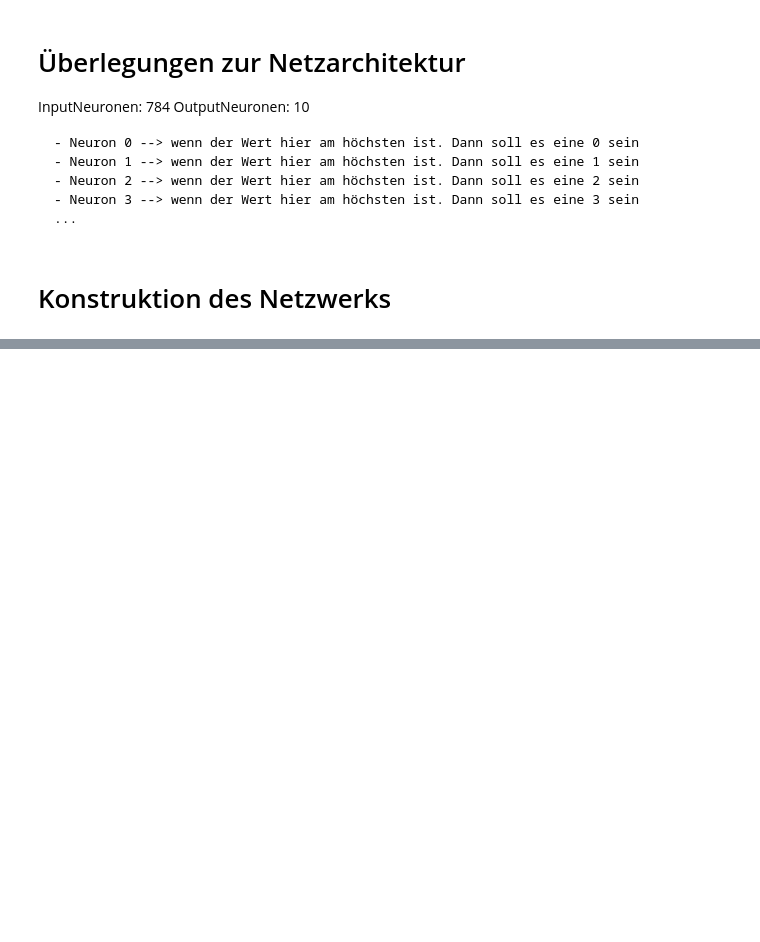
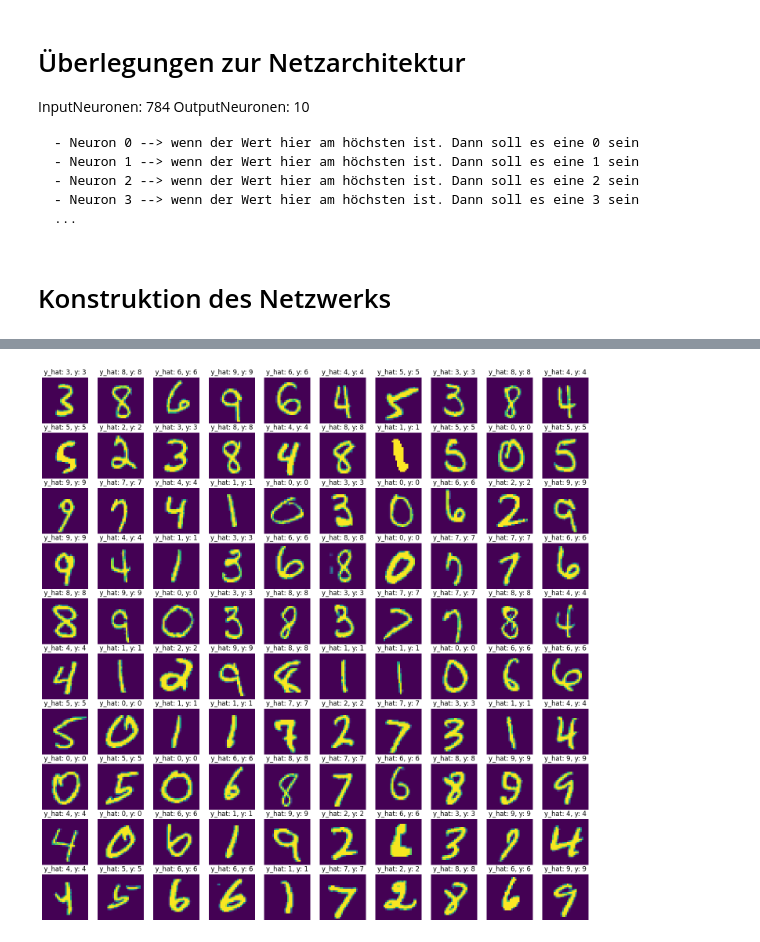
Before and after one commit to liamwan/fa21b_computer_vision_intro, a Jupyter notebook: mnist_classifier_into.ipynb, the cells around one changed output, grey strips where cells are left out. Drawn from its saved outputs; the diff is of its cells as text; code cells hidden in the pictures; blank space fills up the shorter version.

Commit message:
visualising / "decipher"

```diff
--- a/mnist_classifier_into.ipynb
+++ b/mnist_classifier_into.ipynb
@@ -105,0 +106,14 @@ tensor(0.9773)
+# %%
+def visualize(xb, yb):
+    y_hat = model(xb)
+    y_hat = torch.argmax(y_hat, dim=1)
+    for i in range(100):
+        plt.rcParams["figure.figsize"] = (18,18)
+        plt.subplot(10, 10, i+1)
+        plt.imshow(xb[i].reshape((28, 28)))
+        plt.title('y_hat: {}, y: {}'.format(y_hat[i], yb[i]))
+        plt.axis('off')
+
+visualize(x_valid[:100], y_valid[:100])
+# %% [output]
+[figure, added]
```
Also changed, not shown: parts of 3 cells of this notebook.
